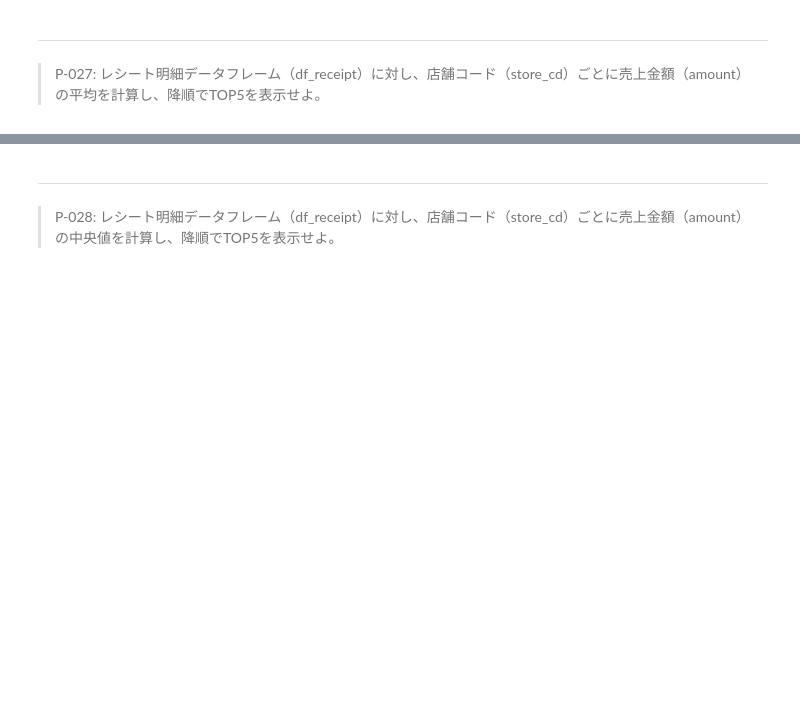
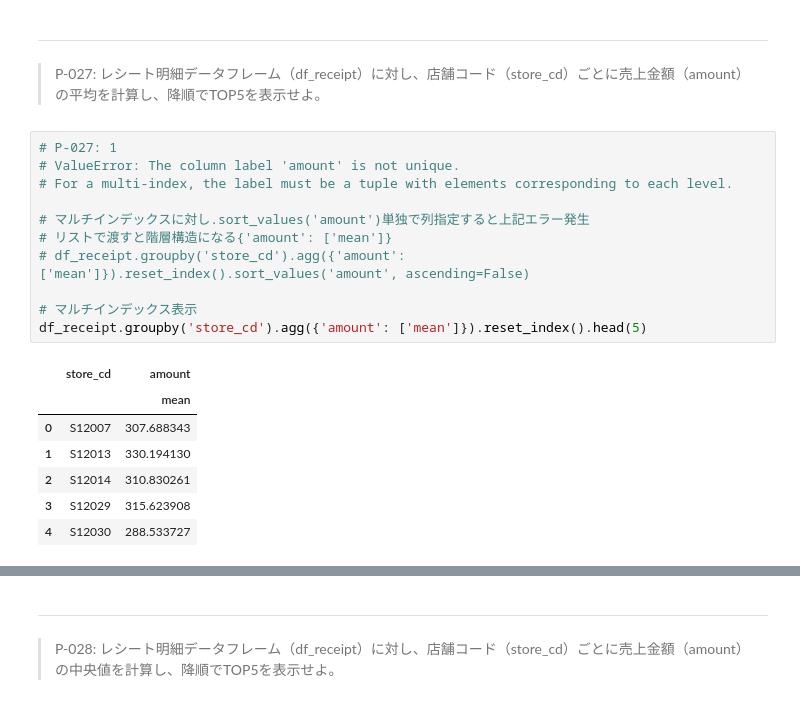
Before and after one commit to iii-source/practice_100, a Jupyter notebook: docker/work/preprocess_knock_Python.ipynb, the cells around one changed output, grey strips where cells are left out. Cells and saved outputs as stored; diff of their text form; blank space fills up the shorter version.

```diff
--- a/docker/work/preprocess_knock_Python.ipynb
+++ b/docker/work/preprocess_knock_Python.ipynb
@@ -542,3 +542,22 @@ df_tmp.query('min_sales_ymd != max_sales_ymd').head(10)
 # %% [markdown]
 ---
 > P-027: レシート明細データフレーム（df_receipt）に対し、店舗コード（store_cd）ごとに売上金額（amount）の平均を計算し、降順でTOP5を表示せよ。
+# %%
+# P-027: 1
+# ValueError: The column label 'amount' is not unique.
+# For a multi-index, the label must be a tuple with elements corresponding to each level.
+
+# マルチインデックスに対し.sort_values('amount')単独で列指定すると上記エラー発生
+# リストで渡すと階層構造になる{'amount': ['mean']}
+# df_receipt.groupby('store_cd').agg({'amount': ['mean']}).reset_index().sort_values('amount', ascending=False)
+
+# マルチインデックス表示
+df_receipt.groupby('store_cd').agg({'amount': ['mean']}).reset_index().head(5)
+# %% [output]
+|  | store_cd | amount |
+|  |  | mean |
+| 0 | S12007 | 307.688343 |
+| 1 | S12013 | 330.194130 |
+| 2 | S12014 | 310.830261 |
+| 3 | S12029 | 315.623908 |
+| 4 | S12030 | 288.533727 |
```
Also changed, not shown: parts of 2 cells of this notebook.
